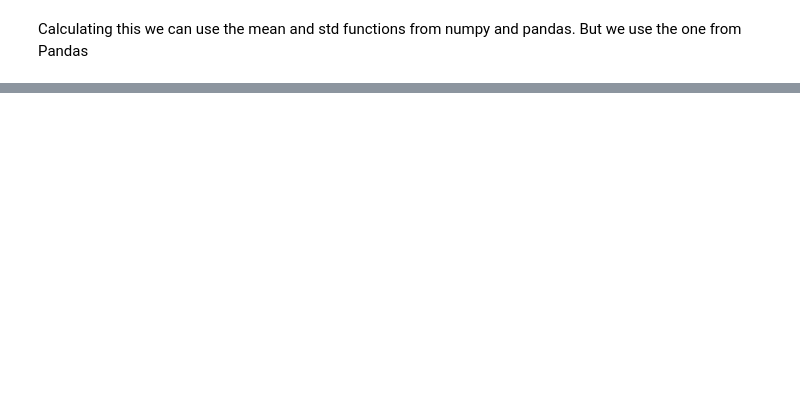
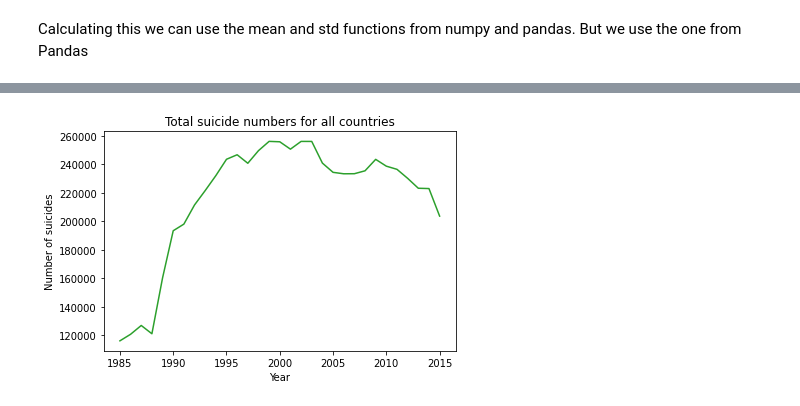
Before and after one commit to KwekuYamoah/Suicide-and-GDP-Case-Study, a Jupyter notebook: Suicide_and_GDP_Case_Study.ipynb, the cells around one changed output, grey strips where cells are left out. Drawn from its saved outputs; the diff is of its cells as text; code cells hidden in the pictures; blank space fills up the shorter version.

```diff
--- a/Suicide_and_GDP_Case_Study.ipynb
+++ b/Suicide_and_GDP_Case_Study.ipynb
@@ -334,0 +271,8 @@ yearxgender.head()
+# %%
+total_suicides = dataset['total_suicides']
+total_suicides.plot(color="C2", label='Total Suicides')
+decorate(xlabel='Year',
+         ylabel='Number of suicides',
+         title='Total suicide numbers for all countries')
+# %% [output]
+[figure, added]
```
Also changed, not shown: parts of 111 cells of this notebook.
